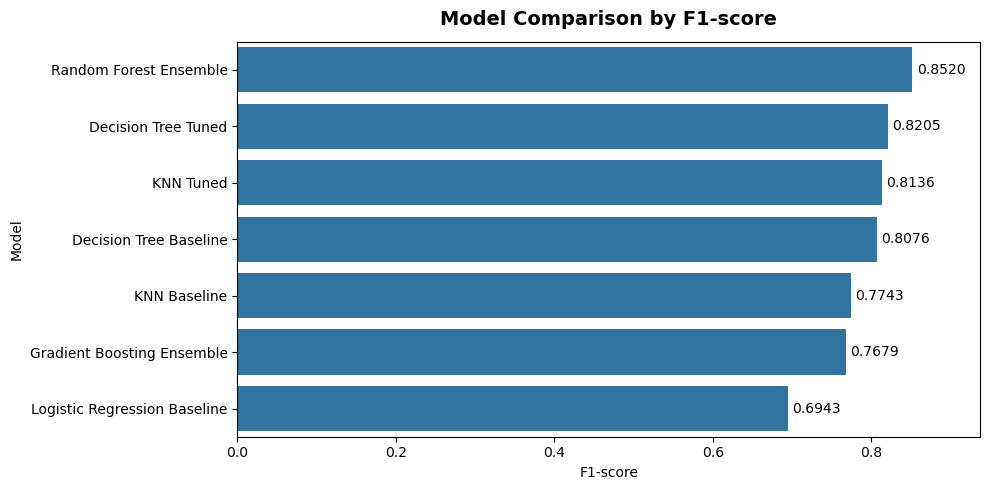
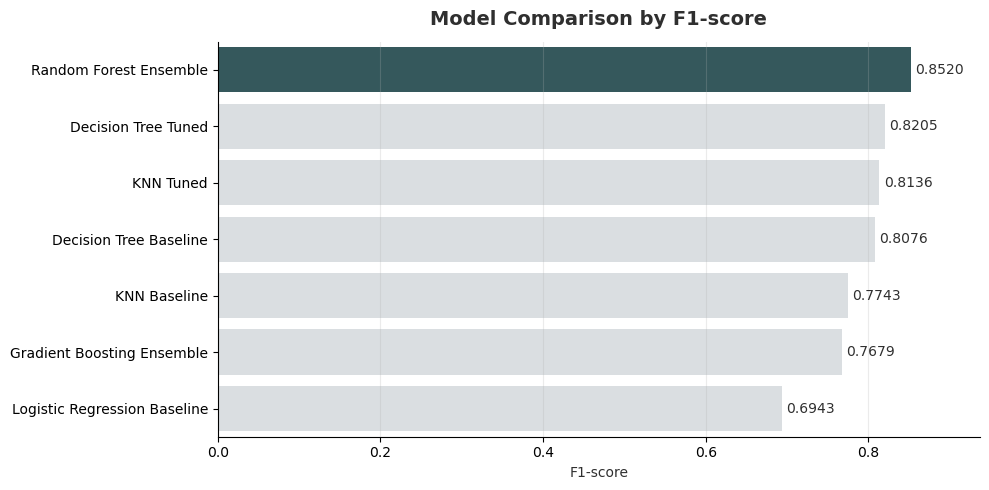
The change to this notebook cell's code, shown as a diff; its figure went from the first image to the second:
--- before
+++ after
@@ -1,15 +1,35 @@
 # Visualize model comparison by F1-score
+
+best_model_name = model_comparison.iloc[0]["model"]
+
+bar_colors = [
+    project_palette["teal"] if model == best_model_name else project_palette["light_gray"]
+    for model in model_comparison["model"]
+]
 
 plt.figure(figsize=(10, 5))
 
-ax = sns.barplot(data=model_comparison, x="f1_score", y="model")
+ax = sns.barplot(
+    data=model_comparison,
+    x="f1_score",
+    y="model",
+    palette=bar_colors
+)
 
 for container in ax.containers:
-    ax.bar_label(container, labels=[f"{v.get_width():.4f}" for v in container], padding=3)
+    ax.bar_label(
+        container,
+        labels=[f"{v.get_width():.4f}" for v in container],
+        padding=3,
+        color=chart_colors["text"]
+    )
 
-plt.title("Model Comparison by F1-score", fontsize=14, weight="bold", pad=12)
-plt.xlabel("F1-score")
-plt.ylabel("Model")
+plt.title("Model Comparison by F1-score", fontsize=14, weight="bold", pad=12, color=chart_colors["text"])
+plt.xlabel("F1-score", color=chart_colors["text"])
+plt.ylabel("")
 plt.xlim(0, model_comparison["f1_score"].max() * 1.1)
+
+plt.grid(axis="x", alpha=0.25)
+sns.despine()
 plt.tight_layout()
 plt.show()

Commit: Final changes, presentation and visual apealing chart design